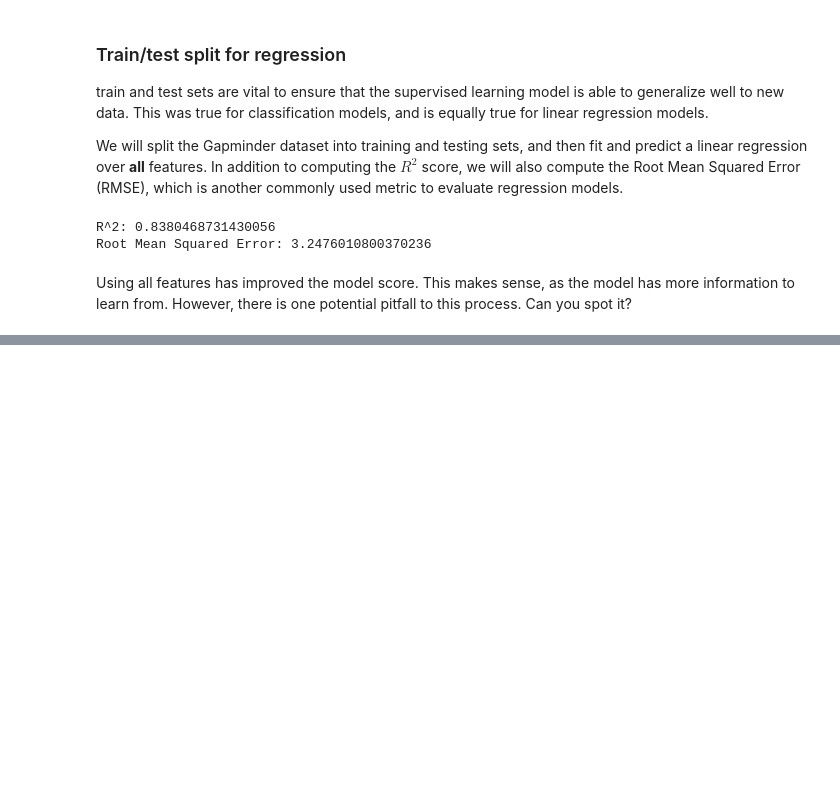
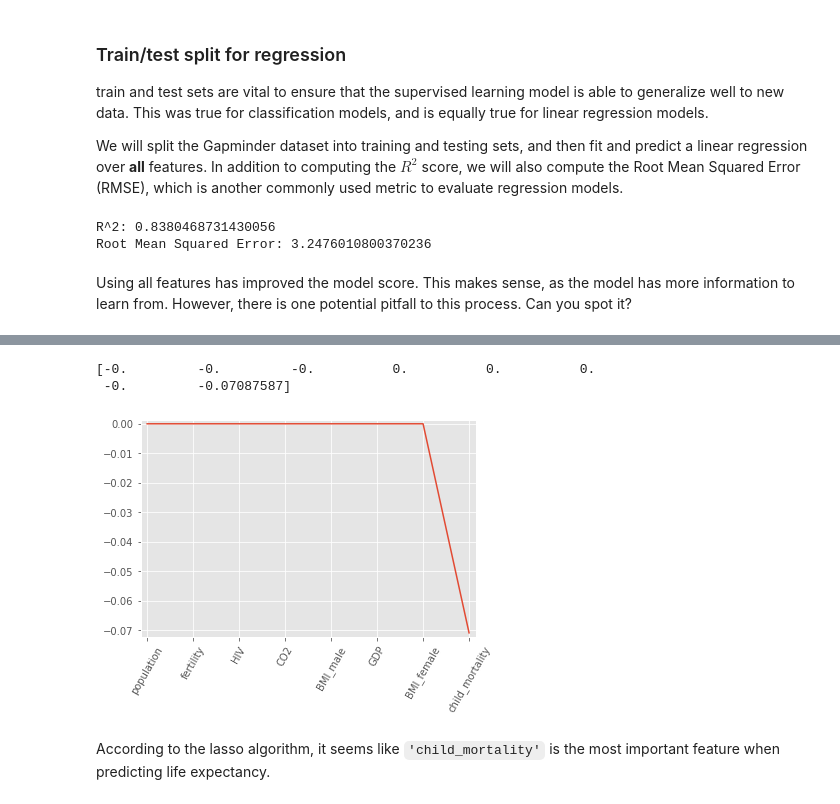
Before and after one commit to VictorOmondi1997/Supervised-Learning-with-scikit-learn, a Jupyter notebook: Supervised Learning with scikit-learn.ipynb, the cells around one changed output, grey strips where cells are left out. Saved outputs shown, nothing was run; the diff lists cells and outputs as text; code cells hidden in the pictures; blank space fills up the shorter version.

```diff
--- a/Supervised Learning with scikit-learn.ipynb
+++ b/Supervised Learning with scikit-learn.ipynb
@@ -824,0 +963,26 @@ Using all features has improved the model score. This makes sense, as the model
+# %%
+df_columns_gapminder = pd.Index(['population', 'fertility', 'HIV', 'CO2', 'BMI_male', 'GDP',
+       'BMI_female', 'child_mortality'],
+      dtype='object')
+# %%
+# Instantiate a lasso regressor: lasso
+lasso_gapminder = Lasso(alpha=.4, normalize=True)
+
+# Fit the regressor to the data
+lasso_gapminder.fit(X_gapminder,y_gapminder)
+
+# Compute and print the coefficients
+lasso_coef_gapminder = lasso_gapminder.fit(X_gapminder,y_gapminder).coef_
+print(lasso_coef_gapminder)
+
+# Plot the coefficients
+plt.plot(range(len(df_columns_gapminder)), lasso_coef_gapminder)
+plt.xticks(range(len(df_columns_gapminder)), df_columns_gapminder.values, rotation=60)
+plt.margins(0.02)
+plt.show()
+# %% [output]
+[-0.         -0.         -0.          0.          0.          0.
+ -0.         -0.07087587]
+[figure, added]
+# %% [markdown]
+According to the lasso algorithm, it seems like `'child_mortality'` is the most important feature when predicting life expectancy.
```
Also changed, not shown: parts of 26 cells of this notebook.
